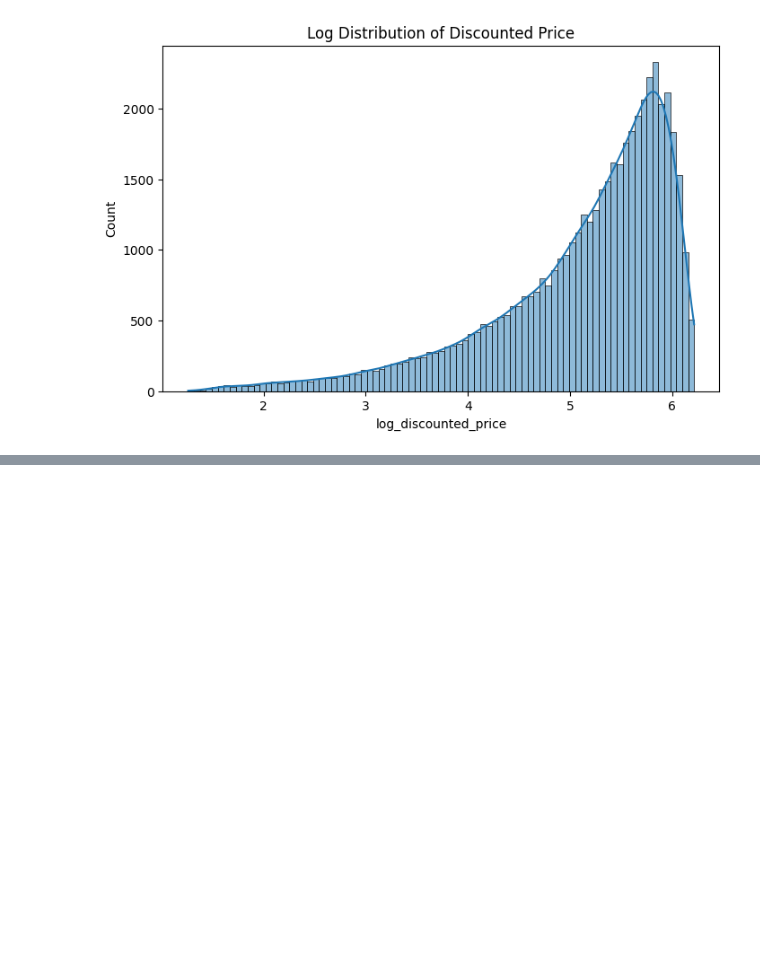
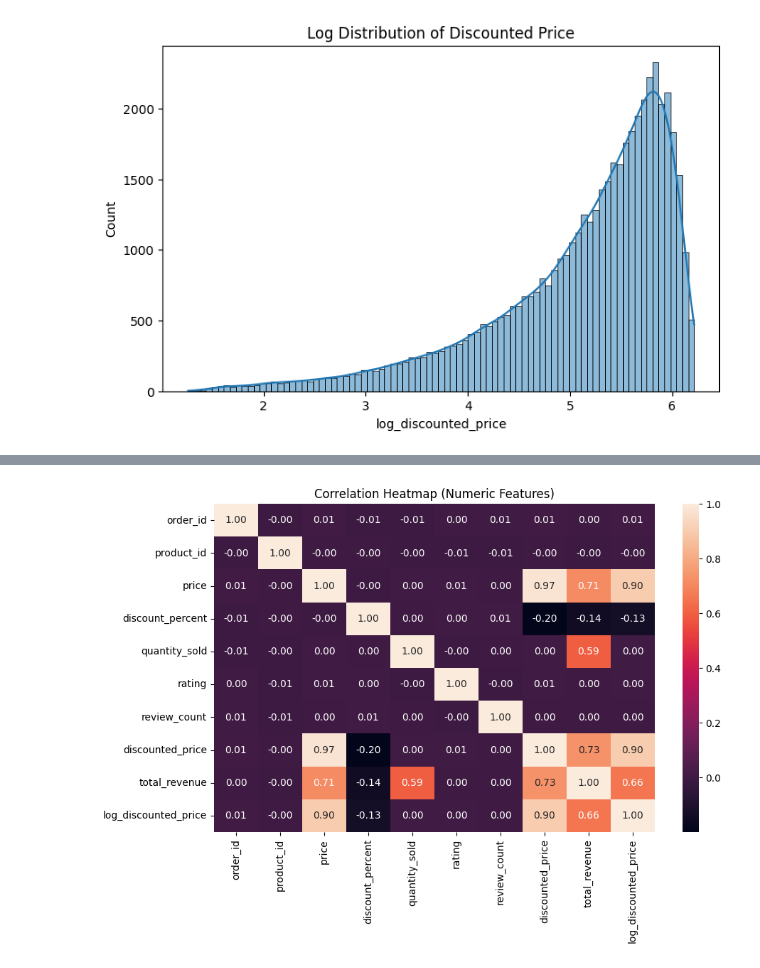
Before and after one commit to Andres-Torrez/Regresion-Bayesiana, a Jupyter notebook: notebooks/00_eda.ipynb, the cells around one changed output, grey strips where cells are left out. Cells and saved outputs as stored; diff of their text form; code cells hidden in the pictures; blank space fills up the shorter version.

```diff
--- a/notebooks/00_eda.ipynb
+++ b/notebooks/00_eda.ipynb
@@ -47,6 +58,7 @@ plt.show()
 # %% [output]
 [figure]
 # %%
+df = df[df["discounted_price"] > 0].copy()
 df["log_discounted_price"] = np.log(df["discounted_price"])
 
 plt.figure(figsize=(8,5))
@@ -62,0 +107,8 @@ TypeError: prepare_features() got an unexpected keyword argument 'target'
+# %%
+num_cols = df.select_dtypes(include=["int64","float64"]).columns
+plt.figure(figsize=(10,6))
+sns.heatmap(df[num_cols].corr(), annot=True, fmt=".2f")
+plt.title("Correlation Heatmap (Numeric Features)")
+plt.show()
+# %% [output]
+[figure, added]
```
Also changed, not shown: parts of 5 cells of this notebook, 6 other files.
